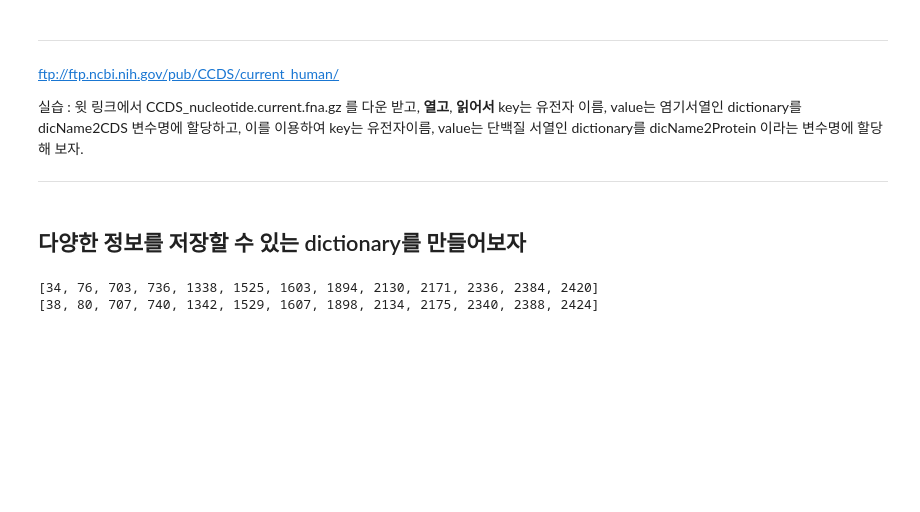
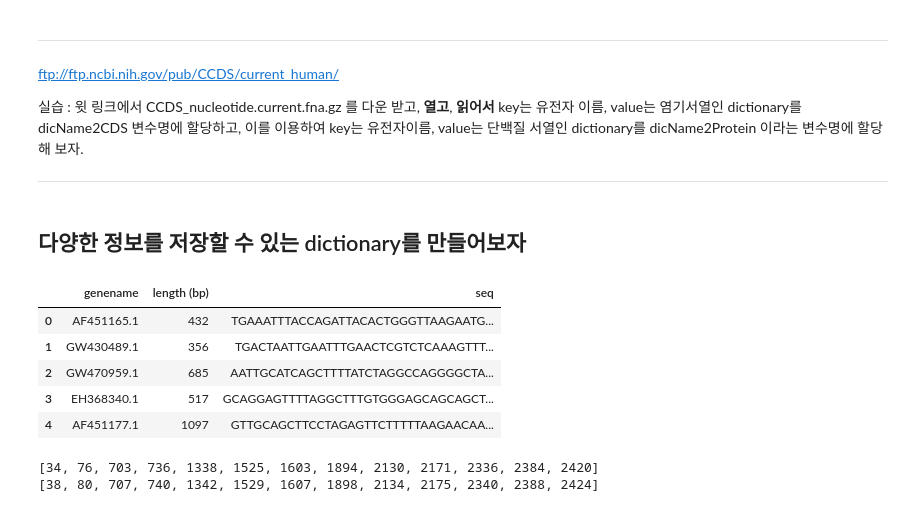
Before and after one commit to k821209/biocoding_lecture, a Jupyter notebook: biocoding_170830.ipynb, the cells around one changed output. Cells and saved outputs as stored; diff of their text form; code cells hidden in the pictures; blank space fills up the shorter version.

```diff
--- a/biocoding_170830.ipynb
+++ b/biocoding_170830.ipynb
@@ -664 +662,27 @@ dic = {'genenames'   : [],
       }
+# %%
+f  = open('./file_170830/sequence.fasta')
+fr = f.read()
+# %%
+dicName2seq = {}
+for einfo in fr.split('>')[1:]:
+    name = einfo.split('\n')[0].split()[0]
+    seq  = ''.join(einfo.split('\n')[1:])
+    dicName2seq[name] = seq
+# %%
+for name in dicName2seq:
+    dic['genename'].append(name)
+    dic['seq'].append(dicName2seq[name])
+    dic['length (bp)'].append(len(dicName2seq[name]))
+# %%
+import pandas as pd
+df = pd.DataFrame(dic)
+# %%
+df.head()
+# %% [output]
+|  | genename | length (bp) | seq |
+| 0 | AF451165.1 | 432 | TGAAATTTACCAGATTACACTGGGTTAAGAATG... |
+| 1 | GW430489.1 | 356 | TGACTAATTGAATTTGAACTCGTCTCAAAGTTT... |
+| 2 | GW470959.1 | 685 | AATTGCATCAGCTTTTATCTAGGCCAGGGGCTA... |
+| 3 | EH368340.1 | 517 | GCAGGAGTTTTAGGCTTTGTGGGAGCAGCAGCT... |
+| 4 | AF451177.1 | 1097 | GTTGCAGCTTCCTAGAGTTCTTTTTAAGAACAA... |
```
Also changed, not shown: parts of 2 cells of this notebook, 1 other file.
